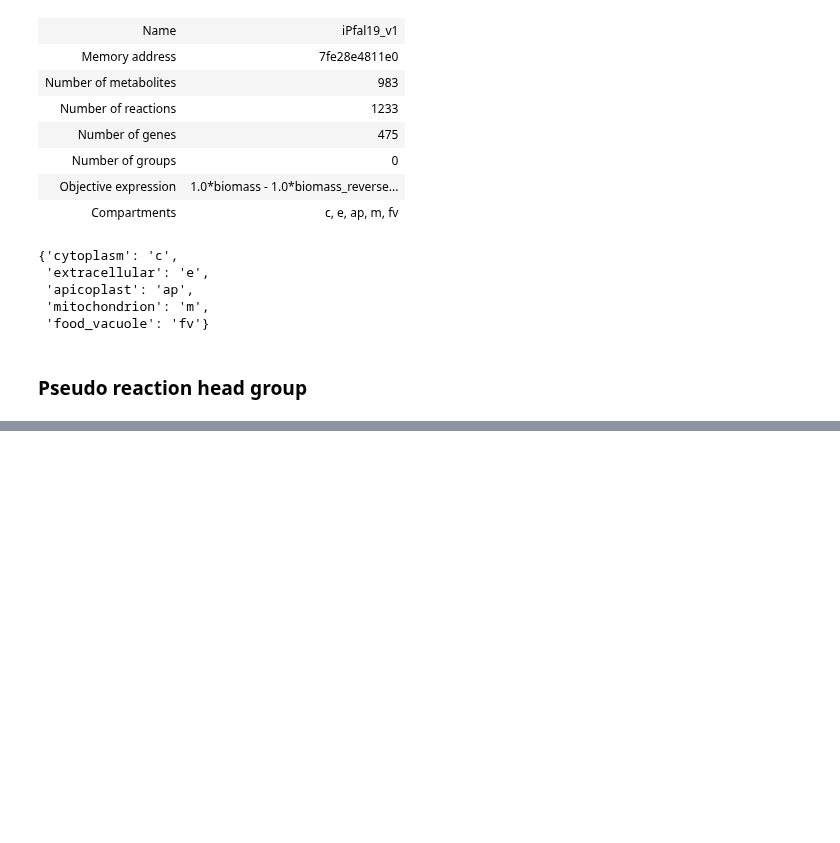
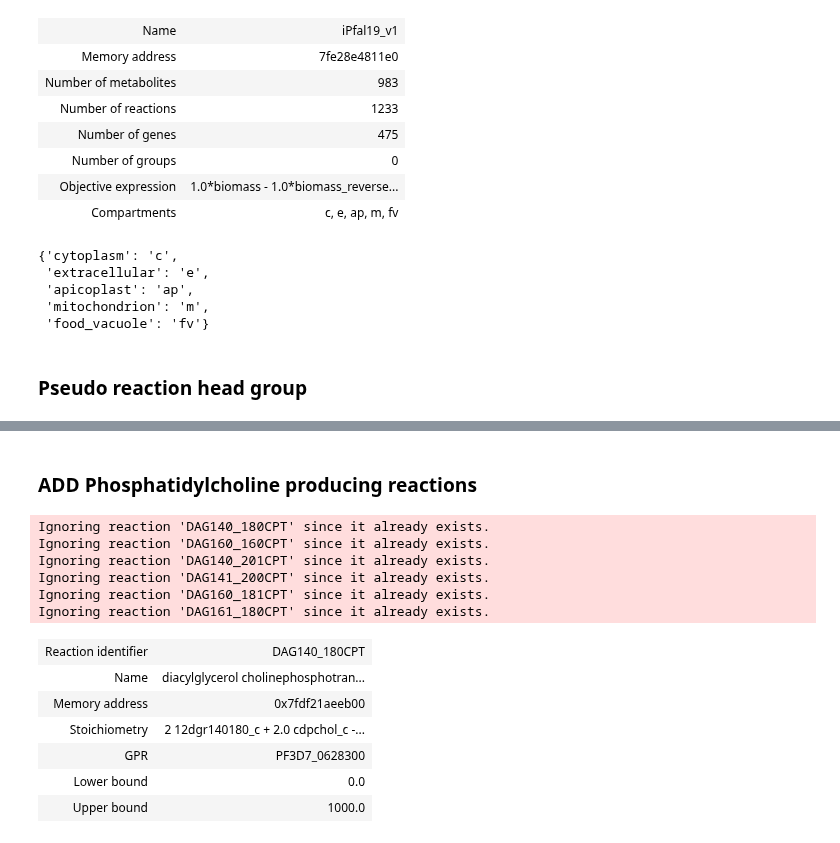
Before and after one commit to Nexia23/Plasmodium_abs_FBA, a Jupyter notebook: compare_GEMs.ipynb, the cells around one changed output, grey strips where cells are left out. Cells and saved outputs as stored; diff of their text form; code cells hidden in the pictures; blank space fills up the shorter version.

```diff
--- a/compare_GEMs.ipynb
+++ b/compare_GEMs.ipynb
@@ -500,2 +705,57 @@ slimer_2b: 0.0799998972641441 c140_chain + 0.0695958371431213 c141_chain + 0.108
+# %% [markdown]
+### ADD Phosphatidylcholine producing reactions
+# %%
+pcs = metas_df[(metas_df['reaction'] != 'T') & metas_df.index.str.contains('PC')]
+reaction_dict = {"id":"DAGCPT",
+                 "name":"diacylglycerol cholinephosphotransferase",
+                 "metabolites":{"cdpchol_c":-1.0,
+                                "cmp_c":1.0,
+                                "h_c":1.0,
+                                },
+                 "lower_bound":0.0,
+                 "upper_bound":1000.0,
+                 "gene_reaction_rule":"PF3D7_0628300",
+                 "subsystem":"Lipids PhosphatidylcholineMetabolism",
+                 #"GENE ASSOCIATION":["(PFF1375c)"]
+                 }
+metas_dict = reaction_dict.pop('metabolites')
+gpr = reaction_dict.pop('gene_reaction_rule')
+
+for row in pcs.T:
+    side_chains = row.split(' ')[-1].replace(':','')
+    dag_id ='12dgr'+side_chains.replace('_','')+'_c'
+    # Rename to specific reaction
+    reaction_dict['id'] = 'DAG'+side_chains+'CPT'
+    # Add specific metabolites
+    metas_dict[dag_id]=-1
+    metas_dict[pcs.loc[row].Model_id+'_c']=1
+    # create reaction
+    reaction = cobra.Reaction(**reaction_dict)
+    # add reaction to model
+    ipfal21.add_reactions([reaction])
+    # connect to metabolites
+    ipfal21.reactions.get_by_id(reaction.id).add_metabolites(metas_dict)
+    # connect to gene
+    ipfal21.reactions.get_by_id(reaction.id).gene_reaction_rule = gpr
+    # delete for next cycle
+    metas_dict.pop(dag_id)
+    metas_dict.pop(pcs.loc[row].Model_id+'_c')
+
+del pcs
+# %% [output]
+Ignoring reaction 'DAG140_180CPT' since it already exists.
+Ignoring reaction 'DAG160_160CPT' since it already exists.
+Ignoring reaction 'DAG140_201CPT' since it already exists.
+Ignoring reaction 'DAG141_200CPT' since it already exists.
+Ignoring reaction 'DAG160_181CPT' since it already exists.
+Ignoring reaction 'DAG161_180CPT' since it already exists.
 # %%
-ipfal21.reactions.remove('slimer_2b')
+ipfal21.reactions.DAG140_180CPT
+# %% [output]
+| Reaction identifier | DAG140_180CPT |
+| Name | diacylglycerol cholinephosphotran... |
+| Memory address | 0x7fdf21aeeb00 |
+| Stoichiometry | 2 12dgr140180_c + 2.0 cdpchol_c -... |
+| GPR | PF3D7_0628300 |
+| Lower bound | 0.0 |
+| Upper bound | 1000.0 |
```
Also changed, not shown: parts of 40 cells of this notebook.
